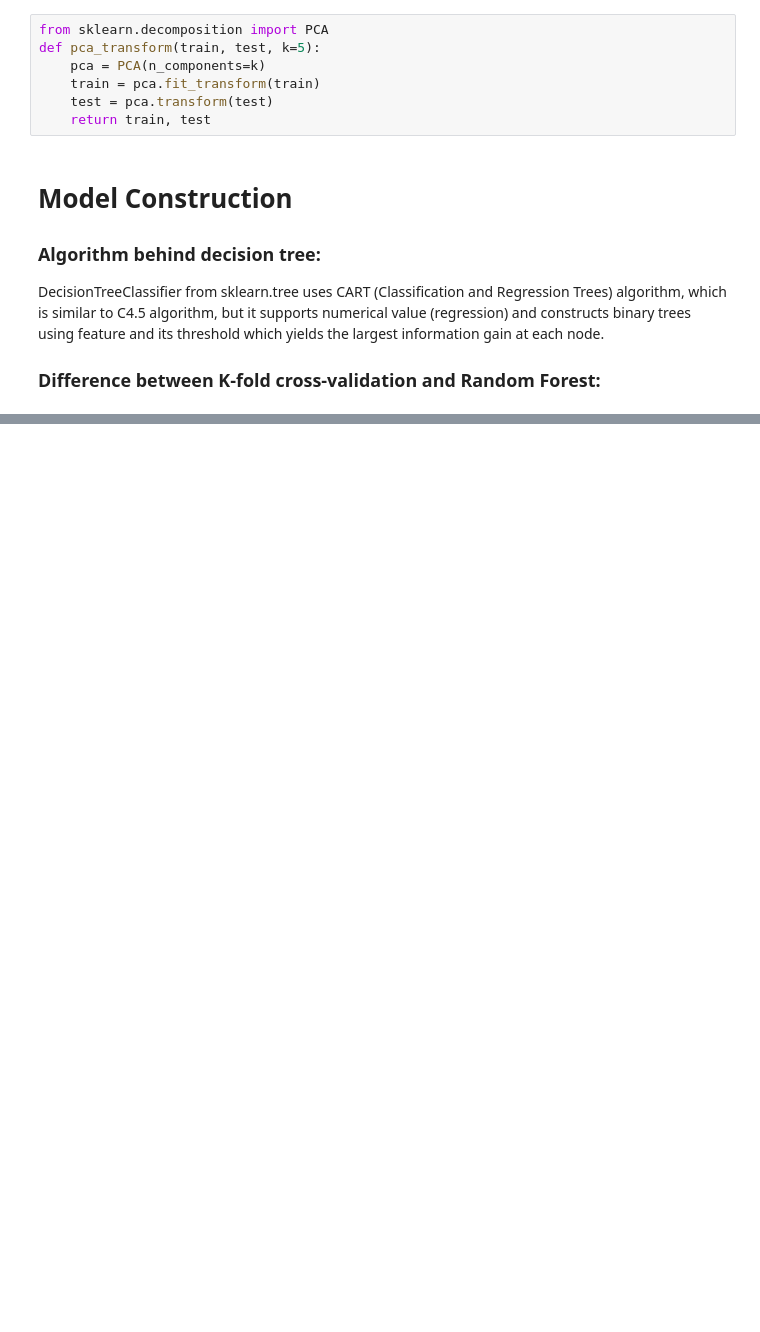
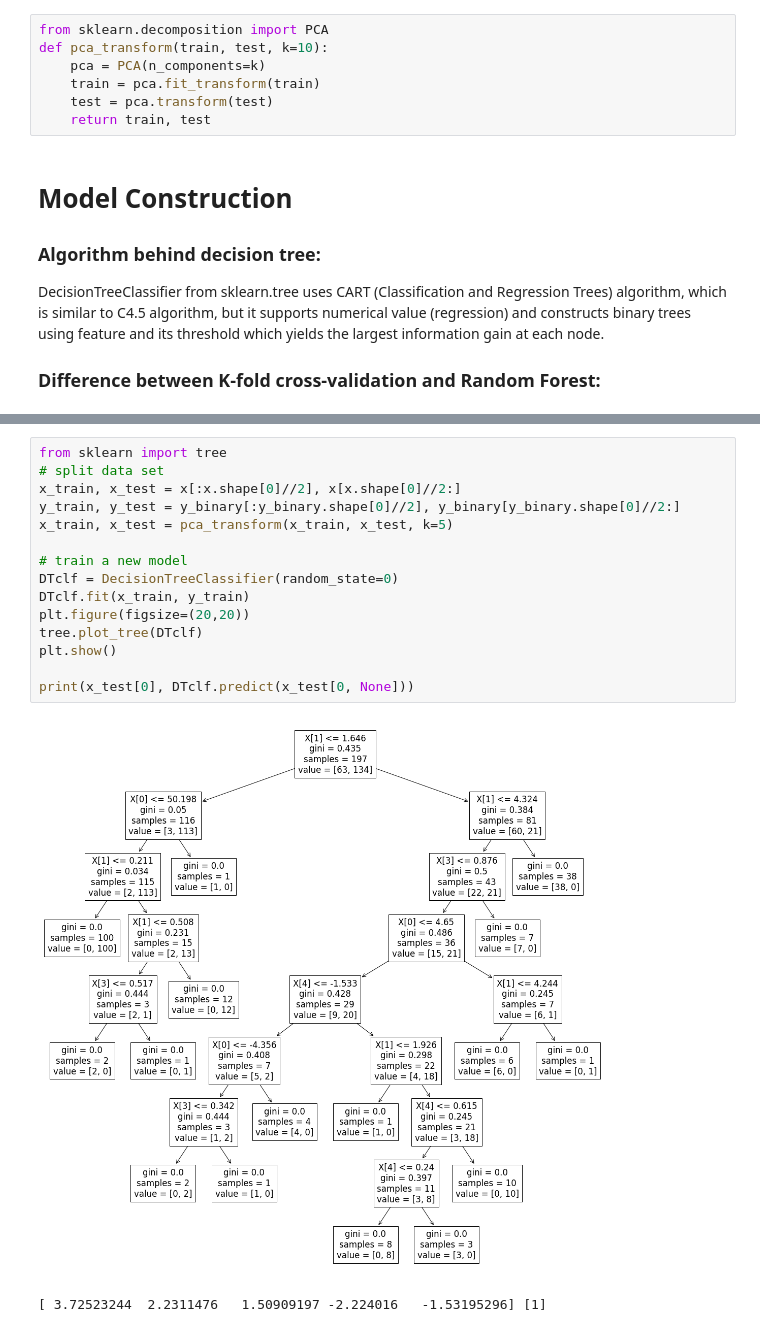
Before and after one commit to pha123661/NYCU-2021Fall-Introduction-to-Machine-Learning, a Jupyter notebook: HW2/Source code HW2 0711239.ipynb, the cells around one changed output, grey strips where cells are left out. Cells and saved outputs as stored; diff of their text form; blank space fills up the shorter version.

```diff
--- a/HW2/Source code HW2 0711239.ipynb
+++ b/HW2/Source code HW2 0711239.ipynb
@@ -42,7 +42,7 @@ del y
 transforms training set and test set based on training set
 # %%
 from sklearn.decomposition import PCA
-def pca_transform(train, test, k=5):
+def pca_transform(train, test, k=10):
     pca = PCA(n_components=k)
     train = pca.fit_transform(train)
     test = pca.transform(test)
@@ -261,0 +341,18 @@ Result for DT comparing with and without PCA:
+# %%
+from sklearn import tree
+# split data set
+x_train, x_test = x[:x.shape[0]//2], x[x.shape[0]//2:]
+y_train, y_test = y_binary[:y_binary.shape[0]//2], y_binary[y_binary.shape[0]//2:]
+x_train, x_test = pca_transform(x_train, x_test, k=5)
+
+# train a new model
+DTclf = DecisionTreeClassifier(random_state=0)
+DTclf.fit(x_train, y_train)
+plt.figure(figsize=(20,20))
+tree.plot_tree(DTclf)
+plt.show()
+
+print(x_test[0], DTclf.predict(x_test[0, None]))
+# %% [output]
+[figure, added]
+[ 3.72523244  2.2311476   1.50909197 -2.224016   -1.53195296] [1]
```
Also changed, not shown: parts of 11 cells of this notebook, 1 other file.
